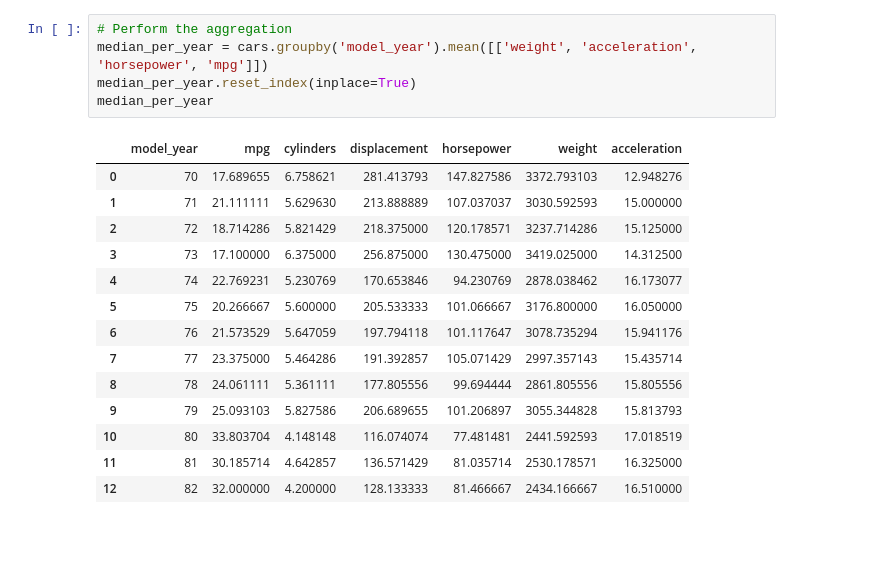
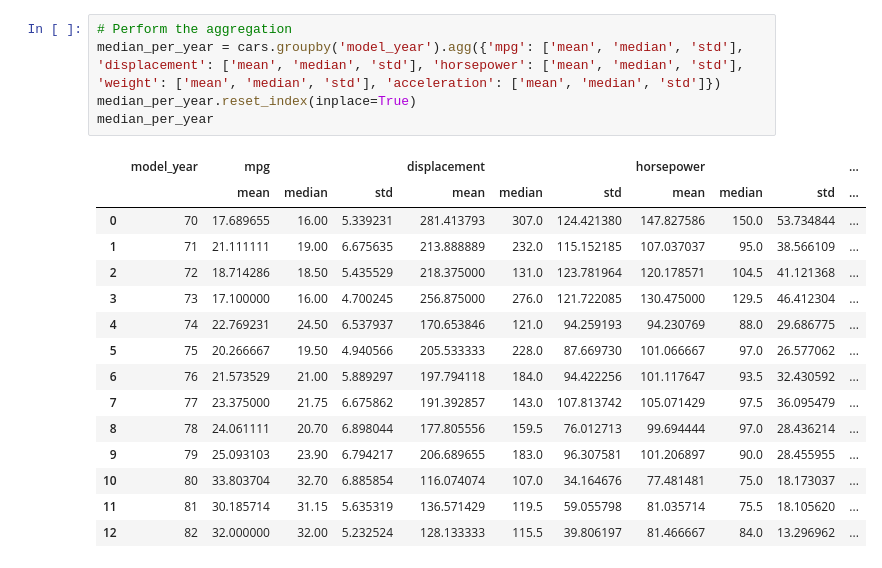
Before and after one commit to Zeepat/Asajad-Hussein-Statistical-Methods, a Jupyter notebook: Report/Report.ipynb, the cells around one changed output. Saved outputs shown, nothing was run; the diff lists cells and outputs as text; blank space fills up the shorter version.

```diff
--- a/Report/Report.ipynb
+++ b/Report/Report.ipynb
@@ -23,20 +59,21 @@ mean_and_median_per_country
 # %%
 # Perform the aggregation
-median_per_year = cars.groupby('model_year').mean([['weight', 'acceleration', 'horsepower', 'mpg']])
+median_per_year = cars.groupby('model_year').agg({'mpg': ['mean', 'median', 'std'], 'displacement': ['mean', 'median', 'std'], 'horsepower': ['mean', 'median', 'std'], 'weight': ['mean', 'median', 'std'], 'acceleration': ['mean', 'median', 'std']})
 median_per_year.reset_index(inplace=True)
 median_per_year
 # %% [output]
-|  | model_year | mpg | cylinders | displacement | horsepower | weight | acceleration |
-| 0 | 70 | 17.689655 | 6.758621 | 281.413793 | 147.827586 | 3372.793103 | 12.948276 |
-| 1 | 71 | 21.111111 | 5.629630 | 213.888889 | 107.037037 | 3030.592593 | 15.000000 |
-| 2 | 72 | 18.714286 | 5.821429 | 218.375000 | 120.178571 | 3237.714286 | 15.125000 |
-| 3 | 73 | 17.100000 | 6.375000 | 256.875000 | 130.475000 | 3419.025000 | 14.312500 |
-| 4 | 74 | 22.769231 | 5.230769 | 170.653846 | 94.230769 | 2878.038462 | 16.173077 |
-| 5 | 75 | 20.266667 | 5.600000 | 205.533333 | 101.066667 | 3176.800000 | 16.050000 |
-| 6 | 76 | 21.573529 | 5.647059 | 197.794118 | 101.117647 | 3078.735294 | 15.941176 |
-| 7 | 77 | 23.375000 | 5.464286 | 191.392857 | 105.071429 | 2997.357143 | 15.435714 |
-| 8 | 78 | 24.061111 | 5.361111 | 177.805556 | 99.694444 | 2861.805556 | 15.805556 |
-| 9 | 79 | 25.093103 | 5.827586 | 206.689655 | 101.206897 | 3055.344828 | 15.813793 |
-| 10 | 80 | 33.803704 | 4.148148 | 116.074074 | 77.481481 | 2441.592593 | 17.018519 |
-| 11 | 81 | 30.185714 | 4.642857 | 136.571429 | 81.035714 | 2530.178571 | 16.325000 |
-| 12 | 82 | 32.000000 | 4.200000 | 128.133333 | 81.466667 | 2434.166667 | 16.510000 |
+|  | model_year | mpg |  |  | displacement |  |  | horsepower |  |  | ... |
+|  |  | mean | median | std | mean | median | std | mean | median | std | ... |
+| 0 | 70 | 17.689655 | 16.00 | 5.339231 | 281.413793 | 307.0 | 124.421380 | 147.827586 | 150.0 | 53.734844 | ... |
+| 1 | 71 | 21.111111 | 19.00 | 6.675635 | 213.888889 | 232.0 | 115.152185 | 107.037037 | 95.0 | 38.566109 | ... |
+| 2 | 72 | 18.714286 | 18.50 | 5.435529 | 218.375000 | 131.0 | 123.781964 | 120.178571 | 104.5 | 41.121368 | ... |
+| 3 | 73 | 17.100000 | 16.00 | 4.700245 | 256.875000 | 276.0 | 121.722085 | 130.475000 | 129.5 | 46.412304 | ... |
+| 4 | 74 | 22.769231 | 24.50 | 6.537937 | 170.653846 | 121.0 | 94.259193 | 94.230769 | 88.0 | 29.686775 | ... |
+| 5 | 75 | 20.266667 | 19.50 | 4.940566 | 205.533333 | 228.0 | 87.669730 | 101.066667 | 97.0 | 26.577062 | ... |
+| 6 | 76 | 21.573529 | 21.00 | 5.889297 | 197.794118 | 184.0 | 94.422256 | 101.117647 | 93.5 | 32.430592 | ... |
+| 7 | 77 | 23.375000 | 21.75 | 6.675862 | 191.392857 | 143.0 | 107.813742 | 105.071429 | 97.5 | 36.095479 | ... |
+| 8 | 78 | 24.061111 | 20.70 | 6.898044 | 177.805556 | 159.5 | 76.012713 | 99.694444 | 97.0 | 28.436214 | ... |
+| 9 | 79 | 25.093103 | 23.90 | 6.794217 | 206.689655 | 183.0 | 96.307581 | 101.206897 | 90.0 | 28.455955 | ... |
+| 10 | 80 | 33.803704 | 32.70 | 6.885854 | 116.074074 | 107.0 | 34.164676 | 77.481481 | 75.0 | 18.173037 | ... |
+| 11 | 81 | 30.185714 | 31.15 | 5.635319 | 136.571429 | 119.5 | 59.055798 | 81.035714 | 75.5 | 18.105620 | ... |
+| 12 | 82 | 32.000000 | 32.00 | 5.232524 | 128.133333 | 115.5 | 39.806197 | 81.466667 | 84.0 | 13.296962 | ... |
```
Also changed, not shown: parts of 15 cells of this notebook.
